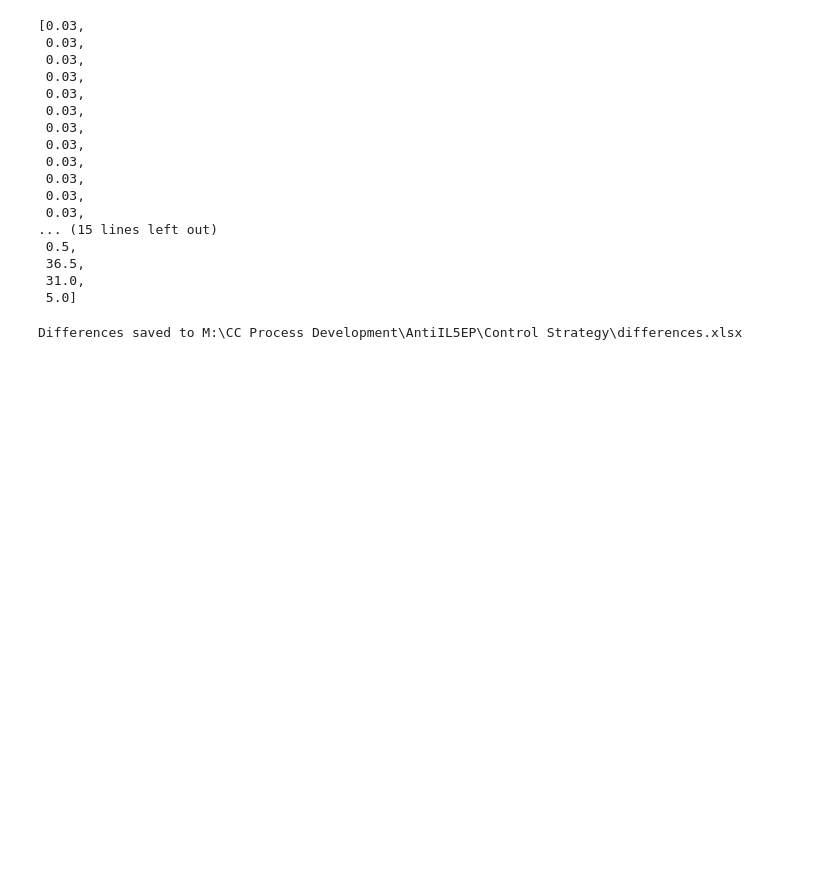
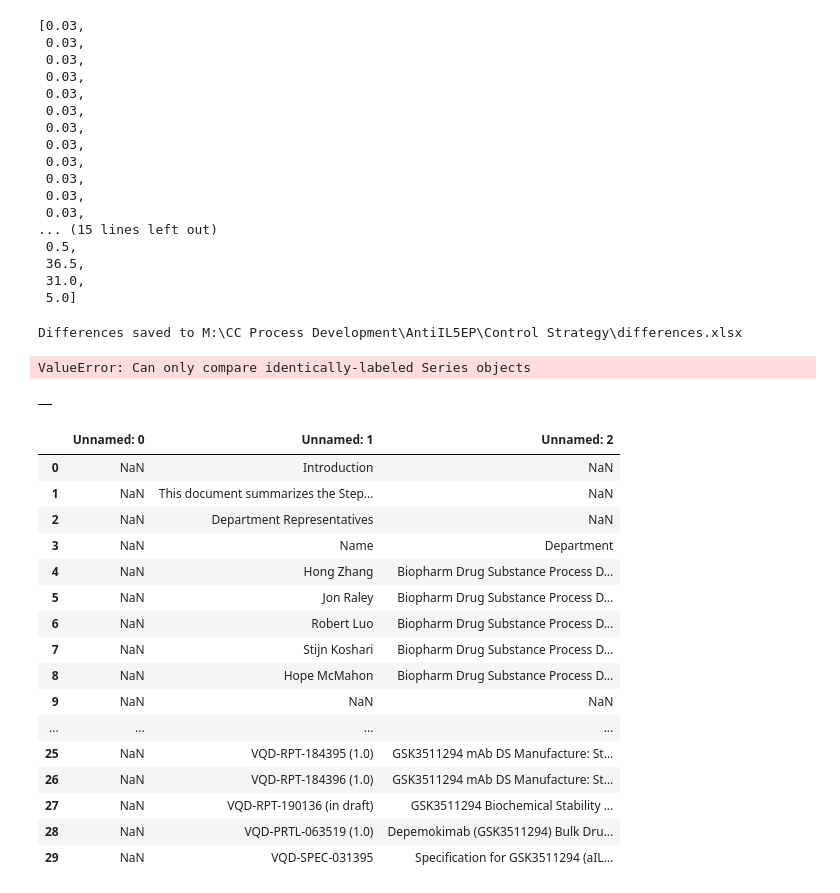
Before and after one commit to zhatz111/state-space-mpc, a Jupyter notebook: notebooks/excel_to_word_newsletter.ipynb, the cells around one changed output. Cells and saved outputs as stored; diff of their text form; code cells hidden in the pictures; blank space fills up the shorter version.

```diff
--- a/notebooks/excel_to_word_newsletter.ipynb
+++ b/notebooks/excel_to_word_newsletter.ipynb
@@ -276,0 +322,76 @@ Differences saved to M:\CC Process Development\AntiIL5EP\Control Strategy\differ
+# %%
+# Load the Excel files into DataFrames
+file1 = r'M:\CC Process Development\AntiIL5EP\Control Strategy\GSK3511294 (depemokimab) Drug Substance Manufacture- SAM-PAM Risk Assessment (7).xlsx'
+file2 = r'M:\CC Process Development\AntiIL5EP\Control Strategy\GSK3511294 (depemokimab) Drug Substance Manufacture  SAM-PAM Risk Assessment (v.2 Pre-PPQ)v.2.xlsx'
+
+# xl1 = pd.ExcelFile(file1)
+# xl2 = pd.ExcelFile(file2)
+
+df1 = pd.read_excel(file1, sheet_name=None)
+df2 = pd.read_excel(file2, sheet_name=None)
+
+output_file = r'M:\CC Process Development\AntiIL5EP\Control Strategy\differences_combined_2.xlsx'
+
+# output_file = r'M:\CC Process Development\AntiIL5EP\Control Strategy\differences.xlsx'
+# writer = pd.ExcelWriter(output_file)
+
+def compare_difference(df1, df2):
+    diff_dict = {}
+    for column in df1.columns:
+        if column in df2.columns:
+                compared = df1[column].compare(df2[column],result_names=("File_1","File_2"))
+                if len(compared) != 0:
+                    diff_dict[column] = compared
+        else:
+            print(f"Column: {column}, not found in second file")
+    df_final = pd.concat(diff_dict,ignore_index=False)
+    return df_final
+
+
+def data_check_excel(excel_1,excel_2):
+    final_dict = {}
+    for key, data in excel_1.items():
+        if key in excel_2.keys():
+            df = compare_difference(excel_1[key], excel_2[key])
+            final_dict[key] = df
+
+    writer=pd.ExcelWriter(output_file)
+    for key in final_dict:
+        final_dict[key].to_excel(writer,sheet_name=key)
+    # writer.save()
+    # writer.close()
+    return final_dict
+
+data_check_excel(df1,df2)
+# %% [output]
+ValueError: Can only compare identically-labeled Series objects
+# %%
+diff_list = []
+df_final = pd.DataFrame()
+for key, data in diff_dict.items():
+    data["Column Name"] = key
+    pd.concat([df_final,data])
+df_final.head()
+# %% [output]
+|  |
+# %%
+test = pd.read_excel(file1, sheet_name=None)
+test["Intro"]
+# %% [output]
+|  | Unnamed: 0 | Unnamed: 1 | Unnamed: 2 |
+| 0 | NaN | Introduction | NaN |
+| 1 | NaN | This document summarizes the Step... | NaN |
+| 2 | NaN | Department Representatives | NaN |
+| 3 | NaN | Name | Department |
+| 4 | NaN | Hong Zhang | Biopharm Drug Substance Process D... |
+| 5 | NaN | Jon Raley | Biopharm Drug Substance Process D... |
+| 6 | NaN | Robert Luo | Biopharm Drug Substance Process D... |
+| 7 | NaN | Stijn Koshari | Biopharm Drug Substance Process D... |
+| 8 | NaN | Hope McMahon | Biopharm Drug Substance Process D... |
+| 9 | NaN | NaN | NaN |
+| ... | ... | ... | ... |
+| 25 | NaN | VQD-RPT-184395 (1.0) | GSK3511294 mAb DS Manufacture: St... |
+| 26 | NaN | VQD-RPT-184396 (1.0) | GSK3511294 mAb DS Manufacture: St... |
+| 27 | NaN | VQD-RPT-190136 (in draft) | GSK3511294 Biochemical Stability ... |
+| 28 | NaN | VQD-PRTL-063519 (1.0) | Depemokimab (GSK3511294) Bulk Dru... |
+| 29 | NaN | VQD-SPEC-031395 | Specification for GSK3511294 (aIL... |
```
Also changed, not shown: parts of 2 cells of this notebook, 1 other file.
